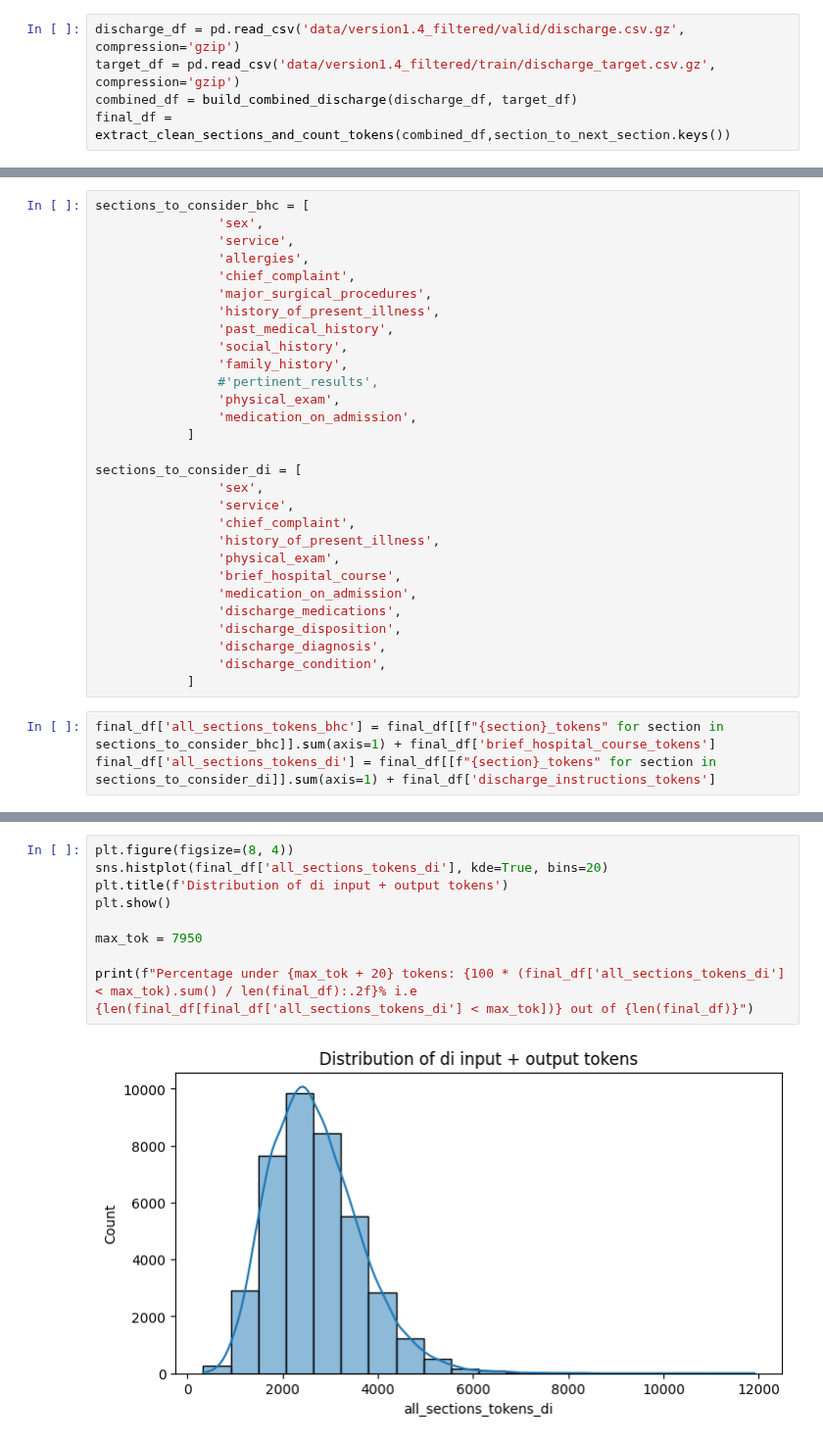
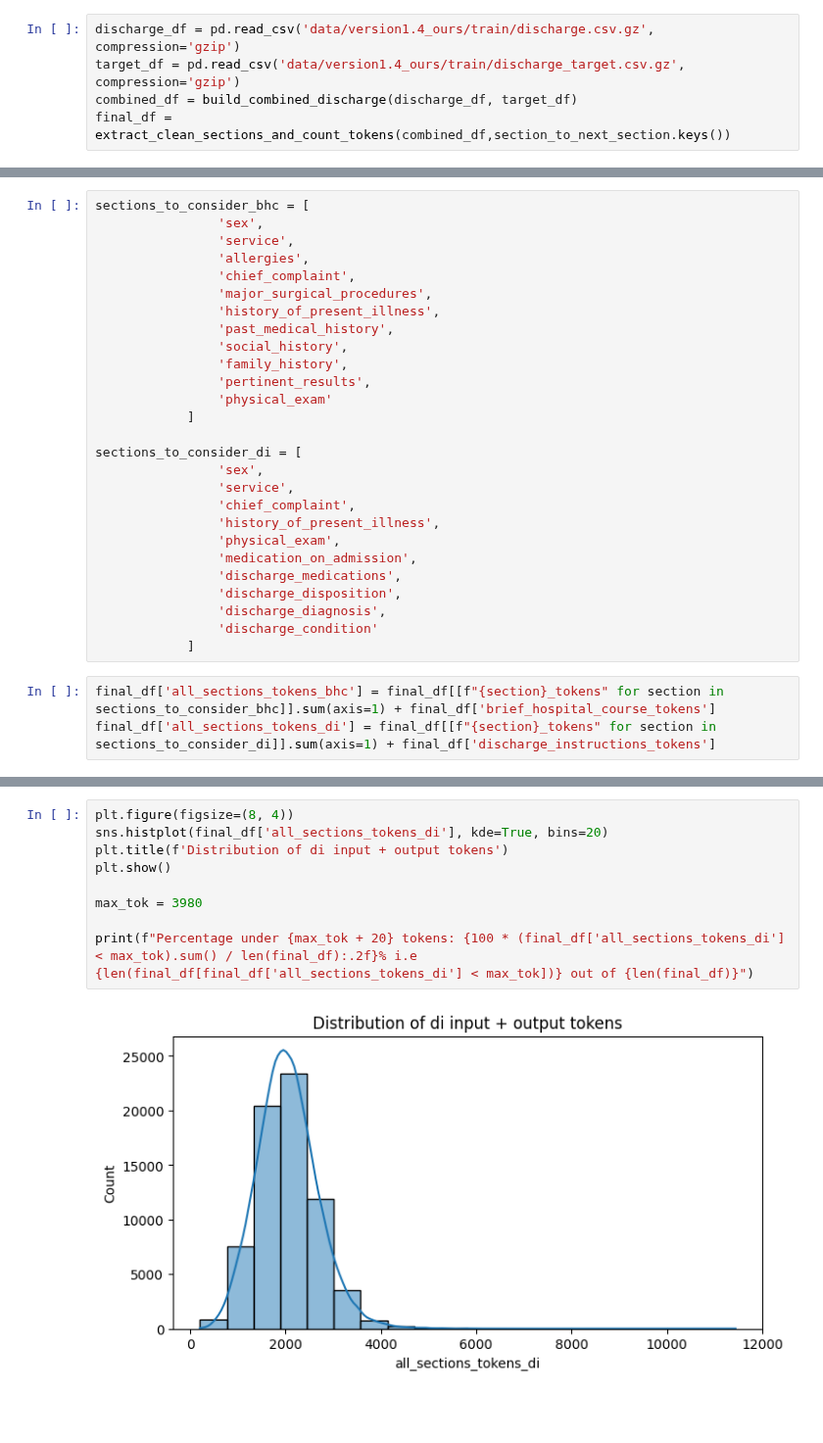
Before and after one commit to HAOTIAN89/MEDISCHARGE, a Jupyter notebook: section_length_study.ipynb, the cells around one changed output, grey strips where cells are left out. Shown at 98% size. Saved outputs shown, nothing was run; the diff lists cells and outputs as text; blank space fills up the shorter version.

```diff
--- a/section_length_study.ipynb
+++ b/section_length_study.ipynb
@@ -8,8 +8,8 @@ import seaborn as sns
 %load_ext autoreload
 %autoreload 2
 # %%
-discharge_df = pd.read_csv('data/version1.4_filtered/valid/discharge.csv.gz', compression='gzip')
-target_df = pd.read_csv('data/version1.4_filtered/train/discharge_target.csv.gz', compression='gzip')
+discharge_df = pd.read_csv('data/version1.4_ours/train/discharge.csv.gz', compression='gzip')
+target_df = pd.read_csv('data/version1.4_ours/train/discharge_target.csv.gz', compression='gzip')
 combined_df = build_combined_discharge(discharge_df, target_df)
 final_df = extract_clean_sections_and_count_tokens(combined_df,section_to_next_section.keys())
 # %% [output]
@@ -40,9 +40,8 @@ sections_to_consider_bhc = [
                 'past_medical_history',
                 'social_history',
                 'family_history',
-                #'pertinent_results',
-                'physical_exam',
-                'medication_on_admission',
+                'pertinent_results',
+                'physical_exam'
             ]
 
 sections_to_consider_di = [
@@ -51,12 +50,11 @@ sections_to_consider_di = [
                 'chief_complaint',
                 'history_of_present_illness',
                 'physical_exam',
-                'brief_hospital_course',
                 'medication_on_admission',
                 'discharge_medications',
                 'discharge_disposition',
                 'discharge_diagnosis',
-                'discharge_condition',
+                'discharge_condition'
             ]
 # %%
 final_df['all_sections_tokens_bhc'] = final_df[[f"{section}_tokens" for section in sections_to_consider_bhc]].sum(axis=1) + final_df['brief_hospital_course_tokens']
@@ -76,11 +74,11 @@ Percentage under 4000 tokens: 96.82% i.e 38192 out of 39447
 # %%
 plt.figure(figsize=(8, 4))
 sns.histplot(final_df['all_sections_tokens_di'], kde=True, bins=20)
 plt.title(f'Distribution of di input + output tokens')
 plt.show()
 
-max_tok = 7950
+max_tok = 3980
 
 print(f"Percentage under {max_tok + 20} tokens: {100 * (final_df['all_sections_tokens_di'] < max_tok).sum() / len(final_df):.2f}% i.e {len(final_df[final_df['all_sections_tokens_di'] < max_tok])} out of {len(final_df)}")
 # %% [output]
-[figure, old version]
+[figure, new version]
```
Also changed, not shown: parts of 2 cells of this notebook, 3 other files.
